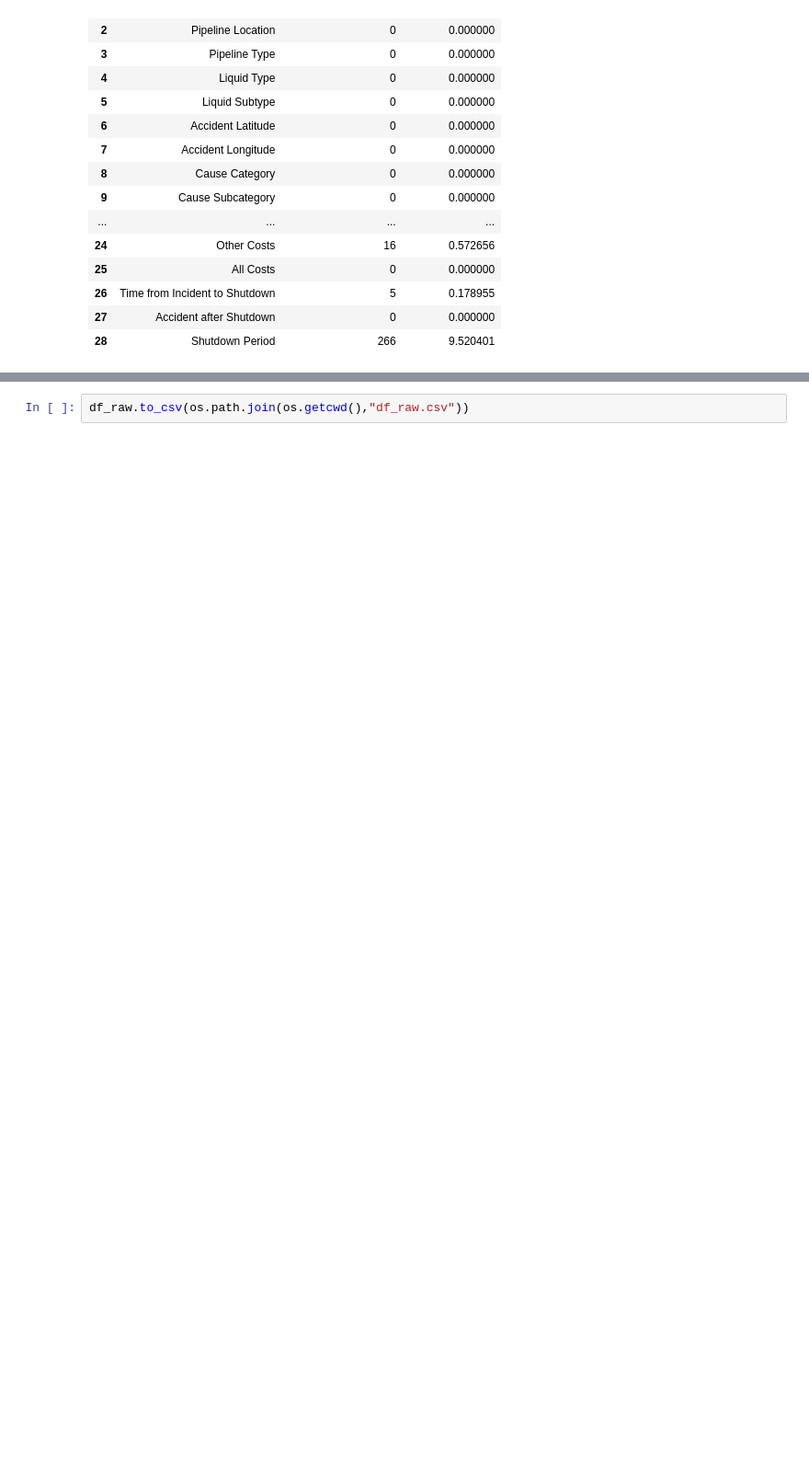
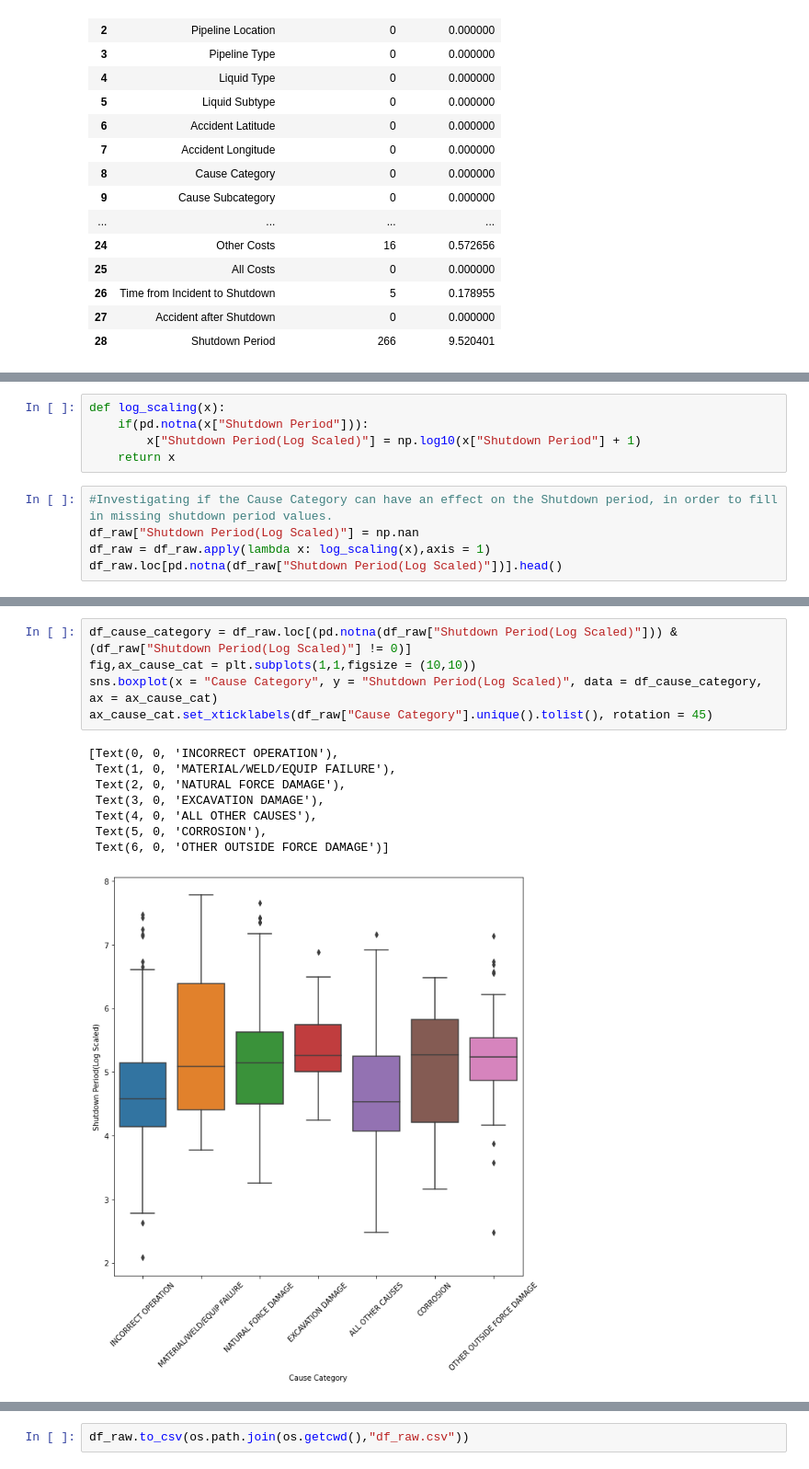
Before and after one commit to Pasindu19970808/Pipeline-Accidents, a Jupyter notebook: Pipeline Accidents.ipynb, the cells around one changed output, grey strips where cells are left out. Shown: that part at 92% size. Drawn from its saved outputs; the diff is of its cells as text; blank space fills up the shorter version.

Commit message:
boxplot, function to fill missing values

```diff
--- a/Pipeline Accidents.ipynb
+++ b/Pipeline Accidents.ipynb
@@ -608,0 +667,10 @@ display(df_missing_values.style.background_gradient(cmap = 'Reds',axis = 0))
+# %%
+def log_scaling(x):
+    if(pd.notna(x["Shutdown Period"])):
+        x["Shutdown Period(Log Scaled)"] = np.log10(x["Shutdown Period"] + 1)
+    return x
+# %%
+#Investigating if the Cause Category can have an effect on the Shutdown period, in order to fill in missing shutdown period values.
+df_raw["Shutdown Period(Log Scaled)"] = np.nan
+df_raw = df_raw.apply(lambda x: log_scaling(x),axis = 1)
+df_raw.loc[pd.notna(df_raw["Shutdown Period(Log Scaled)"])].head()
@@ -608,0 +695,14 @@ display(df_missing_values.style.background_gradient(cmap = 'Reds',axis = 0))
+# %%
+df_cause_category = df_raw.loc[(pd.notna(df_raw["Shutdown Period(Log Scaled)"])) & (df_raw["Shutdown Period(Log Scaled)"] != 0)]
+fig,ax_cause_cat = plt.subplots(1,1,figsize = (10,10))
+sns.boxplot(x = "Cause Category", y = "Shutdown Period(Log Scaled)", data = df_cause_category, ax = ax_cause_cat)
+ax_cause_cat.set_xticklabels(df_raw["Cause Category"].unique().tolist(), rotation = 45)
+# %% [output]
+[Text(0, 0, 'INCORRECT OPERATION'),
+ Text(1, 0, 'MATERIAL/WELD/EQUIP FAILURE'),
+ Text(2, 0, 'NATURAL FORCE DAMAGE'),
+ Text(3, 0, 'EXCAVATION DAMAGE'),
+ Text(4, 0, 'ALL OTHER CAUSES'),
+ Text(5, 0, 'CORROSION'),
+ Text(6, 0, 'OTHER OUTSIDE FORCE DAMAGE')]
+[figure, added]
```
Also changed, not shown: parts of 15 cells of this notebook, 1 other file.
